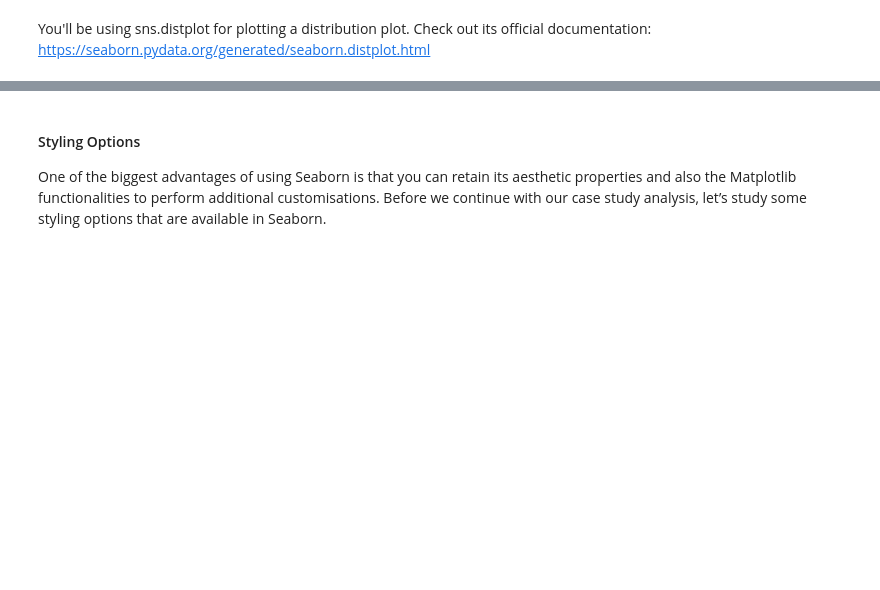
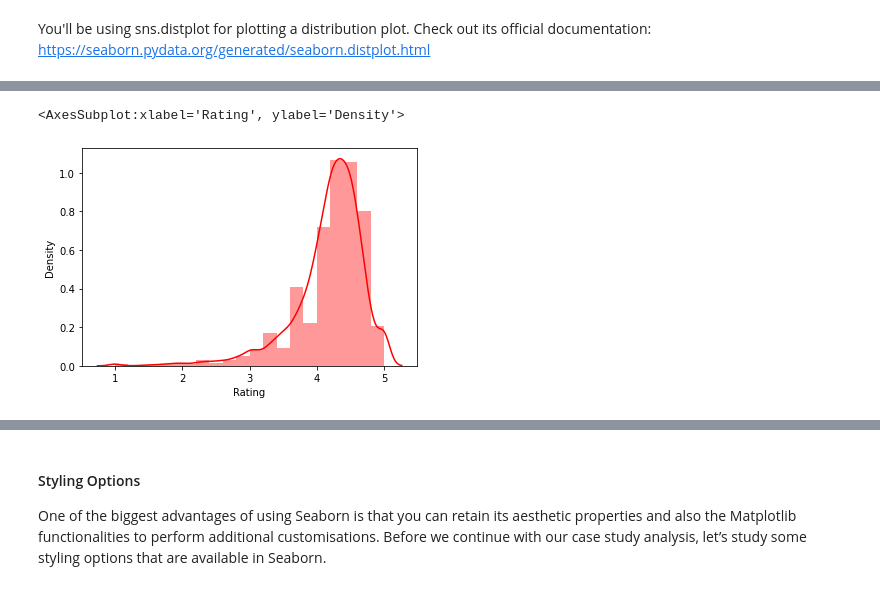
Before and after one commit to khairnardevashish/Data-Visualisation-for-DS-and-ML, a Jupyter notebook: Case Study Notebook/Data Visualisation in Python - Case Study.ipynb, the cells around one changed output, grey strips where cells are left out. Cells and saved outputs as stored; diff of their text form; code cells hidden in the pictures; blank space fills up the shorter version.

```diff
--- a/Case Study Notebook/Data Visualisation in Python - Case Study.ipynb
+++ b/Case Study Notebook/Data Visualisation in Python - Case Study.ipynb
@@ -588,2 +604,6 @@ You'll be using sns.distplot for plotting a distribution plot. Check out its off
 # %%
 #Change the colour of bins to green
+sns.distplot(df.Rating, bins = 20, vertical = False, color = "r")
+# %% [output]
+<AxesSubplot:xlabel='Rating', ylabel='Density'>
+[figure, added]
```
Also changed, not shown: parts of 23 cells of this notebook.
